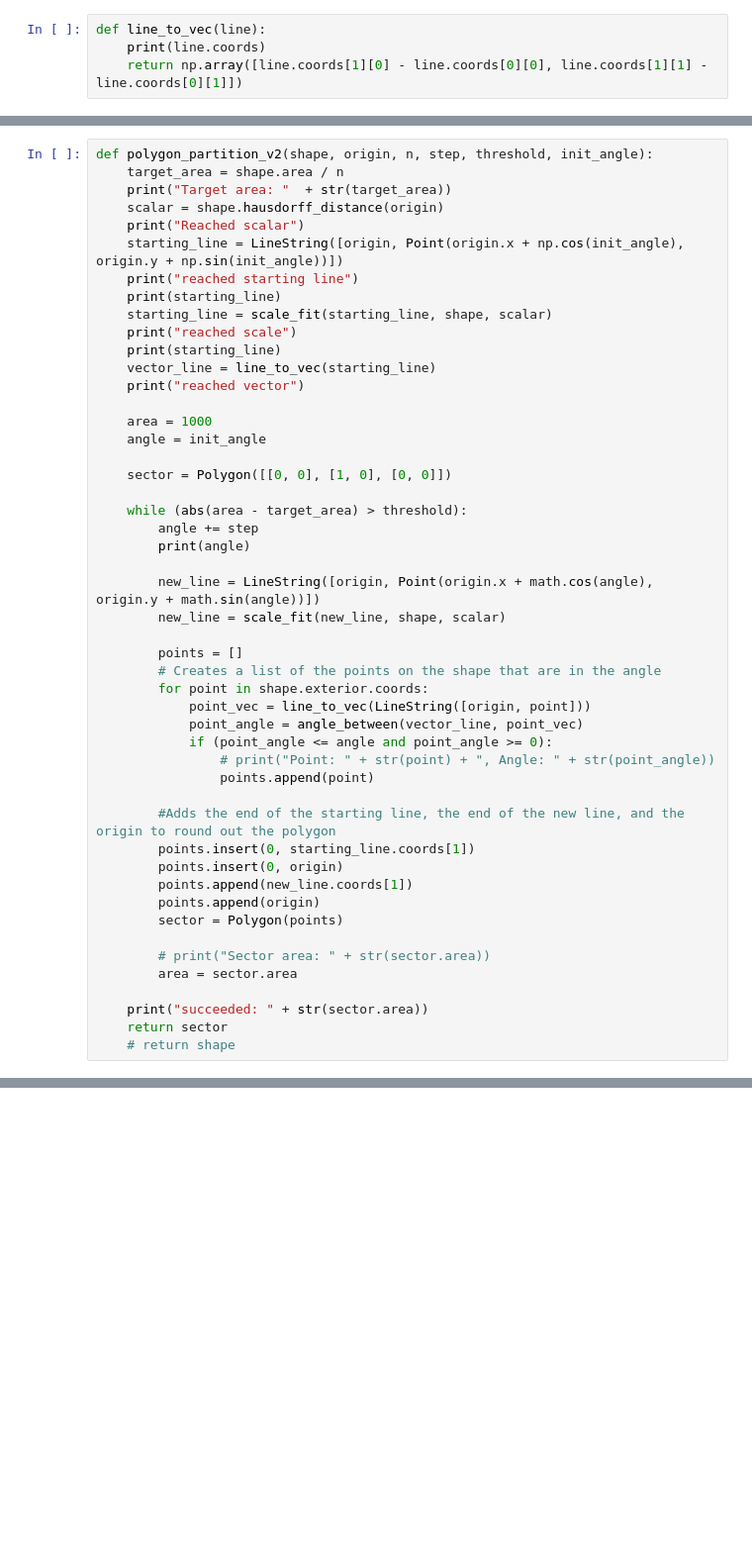
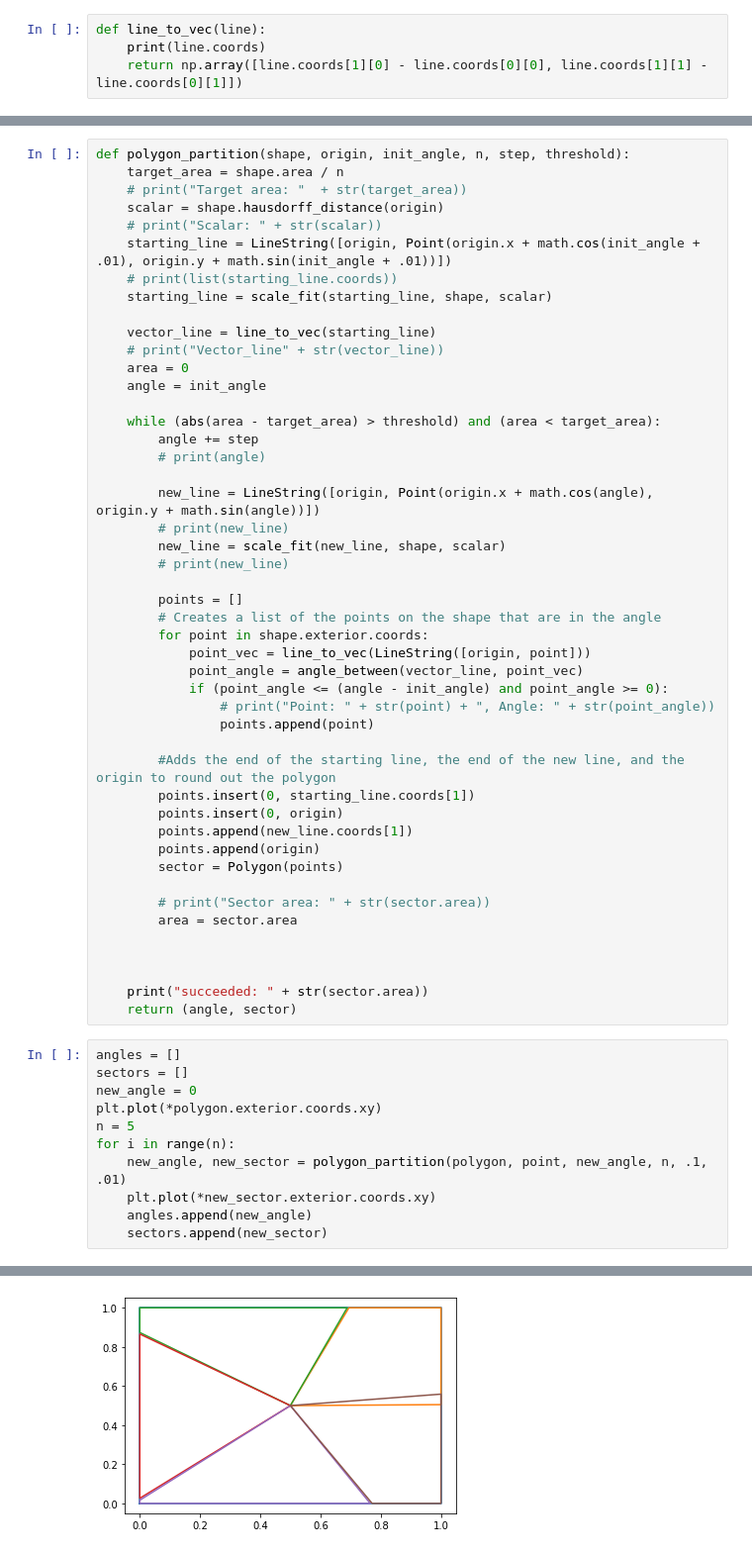
Before and after one commit to DanielNoble/Aerospace, a Jupyter notebook: Polygon_Partitioning.ipynb, the cells around one changed output, grey strips where cells are left out. Shown: that part at 99% size. Drawn from its saved outputs; the diff is of its cells as text; blank space fills up the shorter version.

```diff
--- a/Polygon_Partitioning.ipynb
+++ b/Polygon_Partitioning.ipynb
@@ -94,36 +120,33 @@ TypeError: ignored
 # %%
-def polygon_partition_v2(shape, origin, n, step, threshold, init_angle):
+def polygon_partition(shape, origin, init_angle, n, step, threshold):
     target_area = shape.area / n
-    print("Target area: "  + str(target_area))
+    # print("Target area: "  + str(target_area))
     scalar = shape.hausdorff_distance(origin)
-    print("Reached scalar")
-    starting_line = LineString([origin, Point(origin.x + np.cos(init_angle), origin.y + np.sin(init_angle))])
-    print("reached starting line")
-    print(starting_line)
+    # print("Scalar: " + str(scalar))
+    starting_line = LineString([origin, Point(origin.x + math.cos(init_angle + .01), origin.y + math.sin(init_angle + .01))])
+    # print(list(starting_line.coords))
     starting_line = scale_fit(starting_line, shape, scalar)
-    print("reached scale")
-    print(starting_line)
+
     vector_line = line_to_vec(starting_line)
-    print("reached vector")
-
-    area = 1000
+    # print("Vector_line" + str(vector_line))
+    area = 0
     angle = init_angle
 
-    sector = Polygon([[0, 0], [1, 0], [0, 0]])
-
-    while (abs(area - target_area) > threshold):
+    while (abs(area - target_area) > threshold) and (area < target_area):
         angle += step
-        print(angle)
+        # print(angle)
 
         new_line = LineString([origin, Point(origin.x + math.cos(angle), origin.y + math.sin(angle))])
+        # print(new_line)
         new_line = scale_fit(new_line, shape, scalar)
+        # print(new_line)
 
         points = []
         # Creates a list of the points on the shape that are in the angle
         for point in shape.exterior.coords:
             point_vec = line_to_vec(LineString([origin, point]))
             point_angle = angle_between(vector_line, point_vec)
-            if (point_angle <= angle and point_angle >= 0):
+            if (point_angle <= (angle - init_angle) and point_angle >= 0):
                 # print("Point: " + str(point) + ", Angle: " + str(point_angle))
                 points.append(point)
 
@@ -137,6 +160,19 @@ def polygon_partition_v2(shape, origin, n, step, threshold, init_angle):
         # print("Sector area: " + str(sector.area))
         area = sector.area
 
+
+
     print("succeeded: " + str(sector.area))
-    return sector
-    # return shape
+    return (angle, sector)
+# %%
+angles = []
+sectors = []
+new_angle = 0
+plt.plot(*polygon.exterior.coords.xy)
+n = 5
+for i in range(n):
+    new_angle, new_sector = polygon_partition(polygon, point, new_angle, n, .1, .01)
+    plt.plot(*new_sector.exterior.coords.xy)
+    angles.append(new_angle)
+    sectors.append(new_sector)
+# %% [output]
@@ -142,0 +196 @@ def polygon_partition_v2(shape, origin, n, step, threshold, init_angle):
+[figure, added]
```
Also changed, not shown: parts of 19 cells of this notebook.
